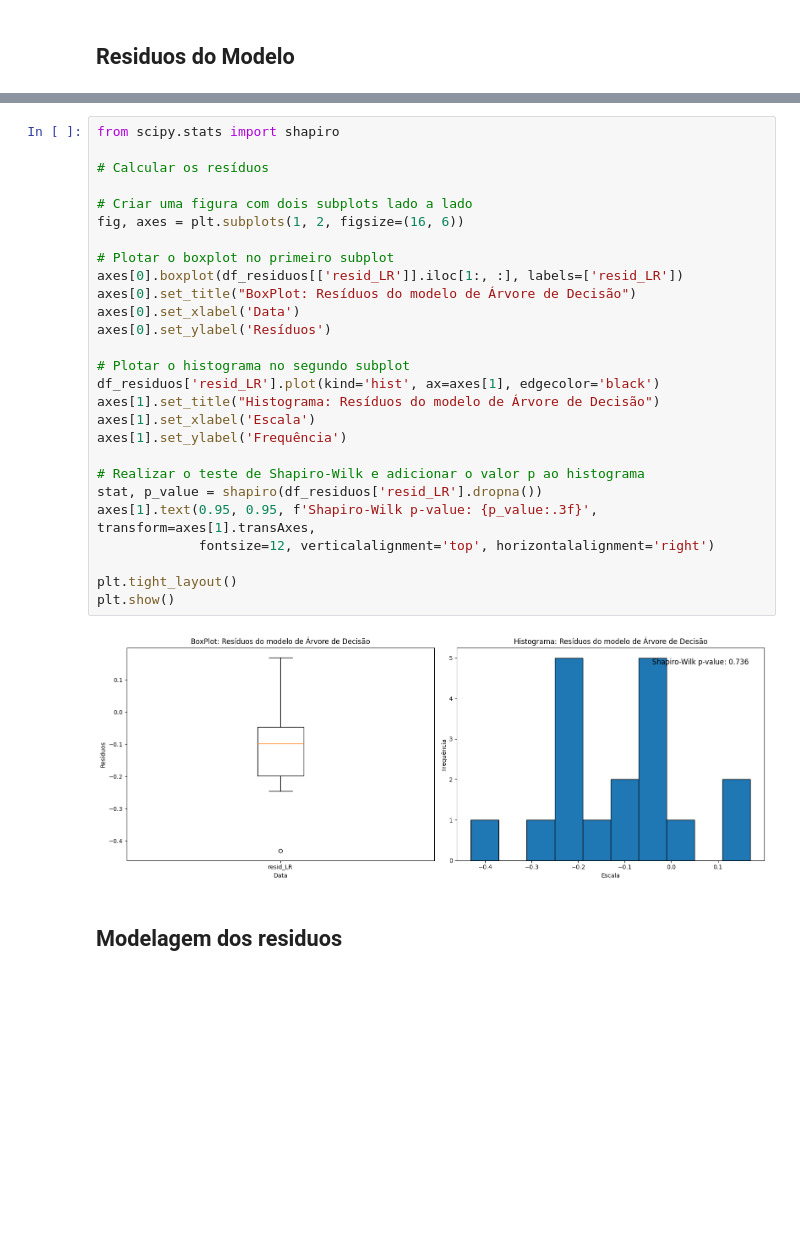
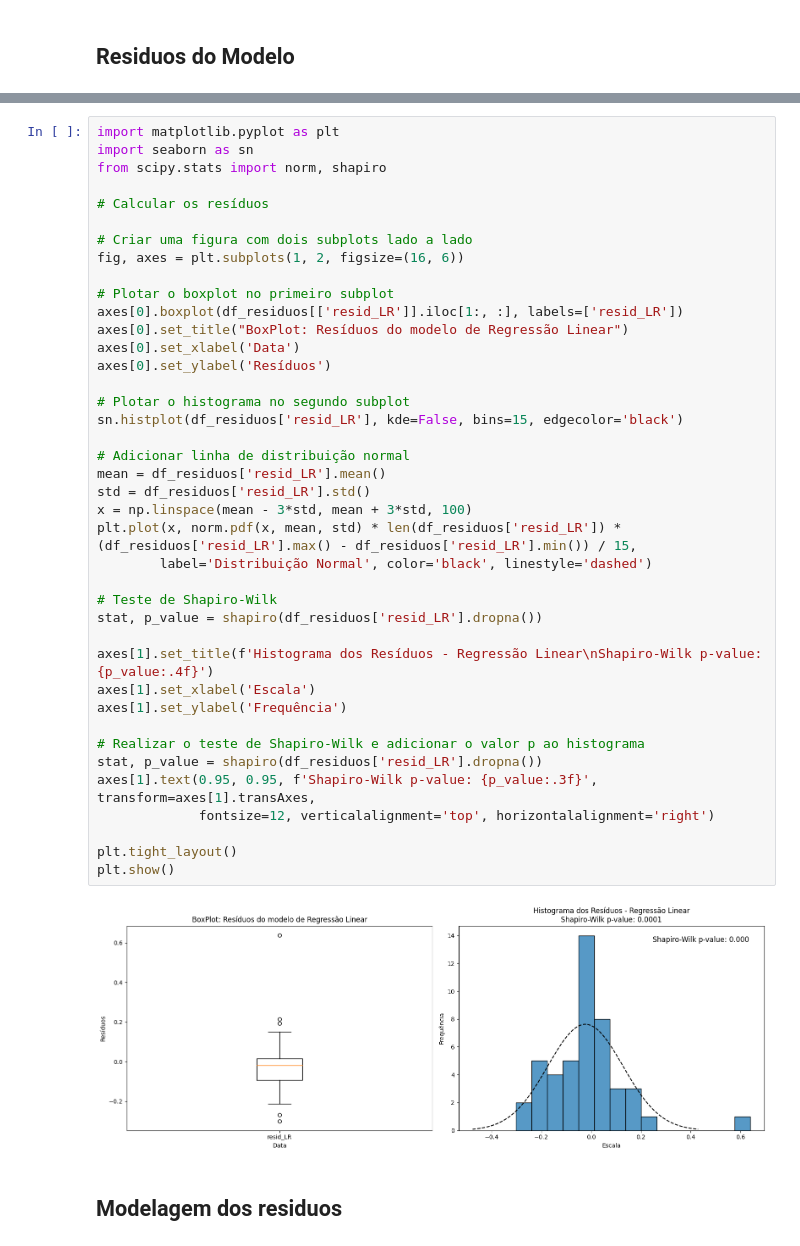
Before and after one commit to KaioBrasildS/Precos-de-Combustiveis-ANP, a Jupyter notebook: notebook_semanal Fortal.ipynb, the cells around one changed output, grey strips where cells are left out. Saved outputs shown, nothing was run; the diff lists cells and outputs as text; blank space fills up the shorter version.

```diff
--- a/notebook_semanal Fortal.ipynb
+++ b/notebook_semanal Fortal.ipynb
@@ -528,32 +584,45 @@ plt.show()
 # %%
-from scipy.stats import shapiro
+import matplotlib.pyplot as plt
+import seaborn as sn
+from scipy.stats import norm, shapiro
 
 # Calcular os resíduos
 
 # Criar uma figura com dois subplots lado a lado
 fig, axes = plt.subplots(1, 2, figsize=(16, 6))
 
 # Plotar o boxplot no primeiro subplot
 axes[0].boxplot(df_residuos[['resid_LR']].iloc[1:, :], labels=['resid_LR'])
-axes[0].set_title("BoxPlot: Resíduos do modelo de Árvore de Decisão")
+axes[0].set_title("BoxPlot: Resíduos do modelo de Regressão Linear")
 axes[0].set_xlabel('Data')
 axes[0].set_ylabel('Resíduos')
 
 # Plotar o histograma no segundo subplot
-df_residuos['resid_LR'].plot(kind='hist', ax=axes[1], edgecolor='black')
-axes[1].set_title("Histograma: Resíduos do modelo de Árvore de Decisão")
+sn.histplot(df_residuos['resid_LR'], kde=False, bins=15, edgecolor='black')
+
+# Adicionar linha de distribuição normal
+mean = df_residuos['resid_LR'].mean()
+std = df_residuos['resid_LR'].std()
+x = np.linspace(mean - 3*std, mean + 3*std, 100)
+plt.plot(x, norm.pdf(x, mean, std) * len(df_residuos['resid_LR']) * (df_residuos['resid_LR'].max() - df_residuos['resid_LR'].min()) / 15,
+        label='Distribuição Normal', color='black', linestyle='dashed')
+
+# Teste de Shapiro-Wilk
+stat, p_value = shapiro(df_residuos['resid_LR'].dropna())
+
+axes[1].set_title(f'Histograma dos Resíduos - Regressão Linear\nShapiro-Wilk p-value: {p_value:.4f}')
 axes[1].set_xlabel('Escala')
 axes[1].set_ylabel('Frequência')
 
 # Realizar o teste de Shapiro-Wilk e adicionar o valor p ao histograma
 stat, p_value = shapiro(df_residuos['resid_LR'].dropna())
 axes[1].text(0.95, 0.95, f'Shapiro-Wilk p-value: {p_value:.3f}', transform=axes[1].transAxes,
              fontsize=12, verticalalignment='top', horizontalalignment='right')
 
 plt.tight_layout()
 plt.show()
 # %% [output]
-[figure, old version]
+[figure, new version]
 # %% [markdown]
 ## Modelagem dos residuos
 # %%
```
Also changed, not shown: parts of 50 cells of this notebook.
